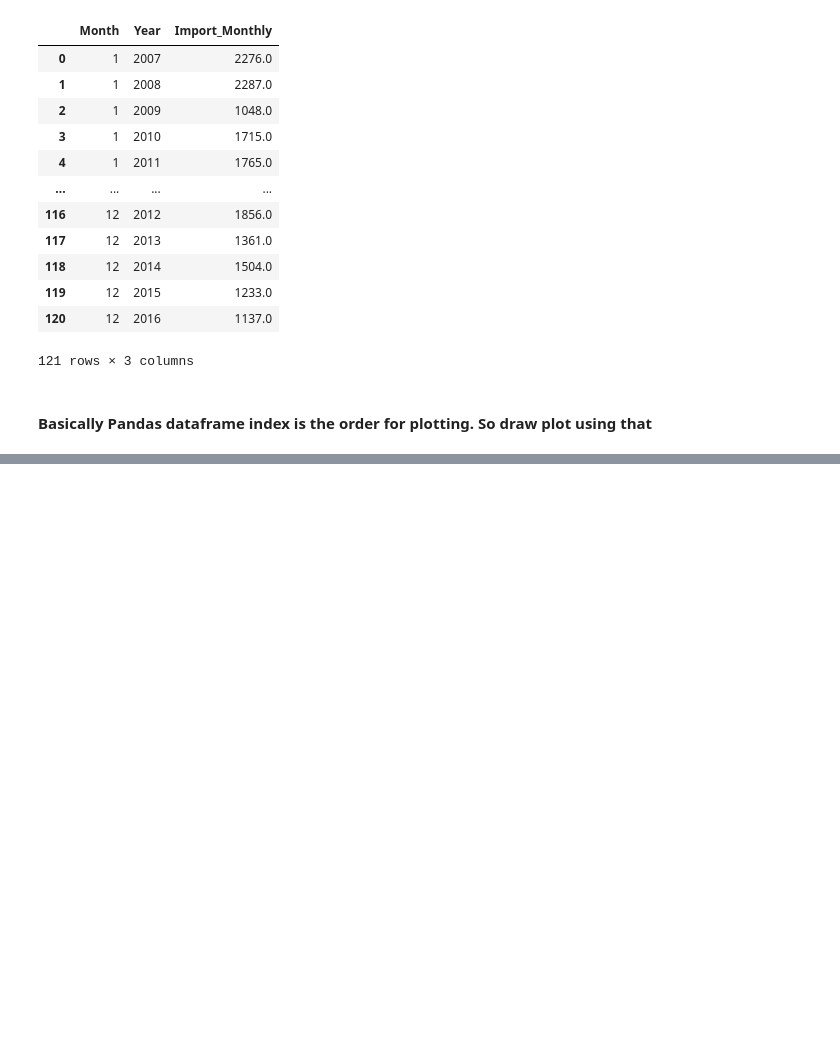
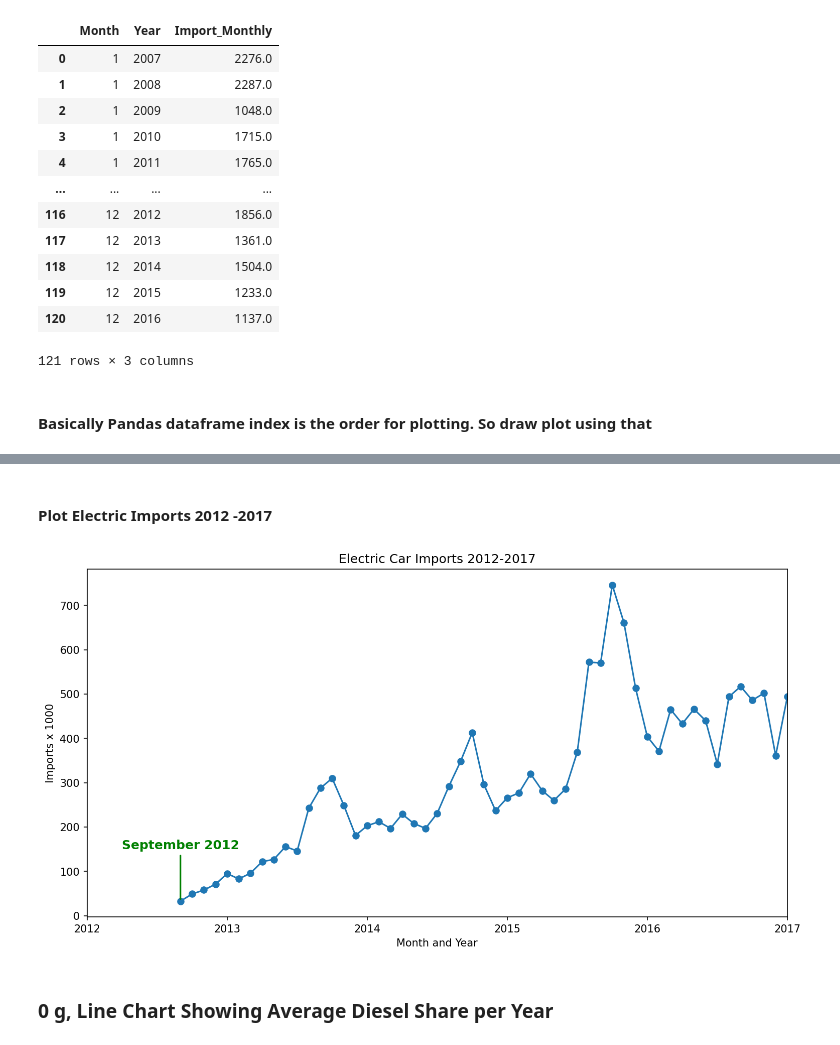
Before and after one commit to SusannaR11/AI_Engineering_OPA24_Susanna_Rokka, a Jupyter notebook: exercises/0_case_car_sales_norway.ipynb, the cells around one changed output, grey strips where cells are left out. Drawn from its saved outputs; the diff is of its cells as text; code cells hidden in the pictures; blank space fills up the shorter version.

```diff
--- a/exercises/0_case_car_sales_norway.ipynb
+++ b/exercises/0_case_car_sales_norway.ipynb
@@ -321,0 +376,5 @@ plt.show()
+# %%
+# Remove years before 2012
+df_import_electric = df[df["Year"] >=2012][["Year", "Month", "Import_Electric"]]
+
+df_import_electric.head(12)
@@ -321,0 +395,43 @@ plt.show()
+# %%
+#slice df for plotting to start in September 2012
+df_import_electric = df_import_electric[df_import_electric["Year"] >= 2012]
+# %% [markdown]
+#### Plot Electric Imports 2012 -2017
+# %%
+import matplotlib.pyplot as plt
+import numpy as np
+
+fig, ax = plt.subplots(figsize=(12,6), dpi=150)
+
+ax.plot(df_import_electric.index, df_import_electric["Import_Electric"], marker="o") # chart follows index ascending
+#add year boundaries from the DF
+years = df_import_electric["Year"].unique() #tracks each year
+year_positions = df_import_electric.groupby("Year").head(1).index #index position of first row per new year
+
+ax.set_xticks(year_positions) #where on index to place labels
+ax.set_xticklabels(years)
+ax.set_xlim(df_import_electric.index[0], df_import_electric.index[-1])
+
+ax.set(xlabel="Month and Year", ylabel="Imports x 1000", title="Electric Car Imports 2012-2017")
+#annotate first data point as it starts in the middle of the year
+first_idx = df_import_electric["Import_Electric"].first_valid_index()
+first_val = df_import_electric.loc[first_idx, "Import_Electric"]
+
+ax.annotate(
+            "September 2012",
+            xy=(first_idx, first_val),
+            xytext=(0, 50),
+            textcoords="offset points",
+            ha="center", color="green",
+            fontsize=12, fontweight="bold",
+            zorder=5,
+            annotation_clip=False,
+            arrowprops=dict(arrowstyle="-", color="green", lw=1.5)
+            )
+
+plt.savefig("Electric_Car_Imports_2012_to_2017.png", dpi=300, bbox_inches="tight")
+plt.show()
+# %% [output]
+[figure, added]
+# %% [markdown]
+### 0 g, Line Chart Showing Average Diesel Share per Year
```
Also changed, not shown: parts of 12 cells of this notebook, 5 other files.
